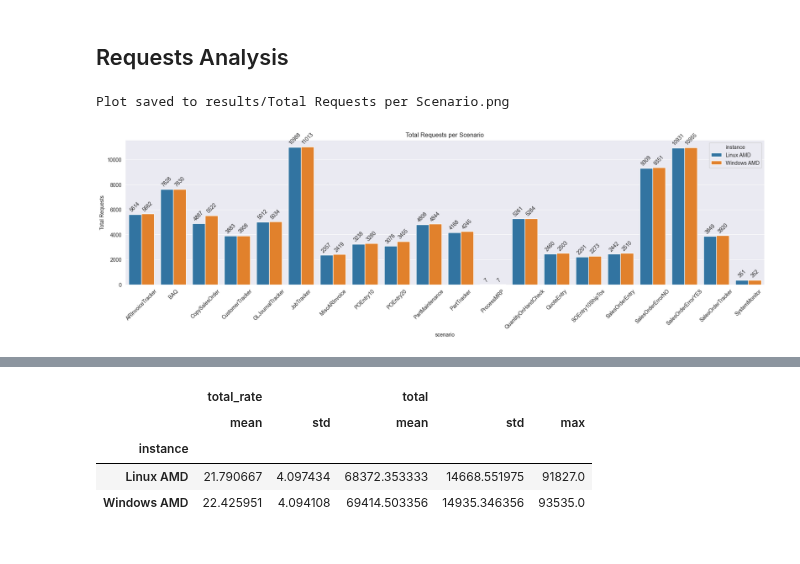
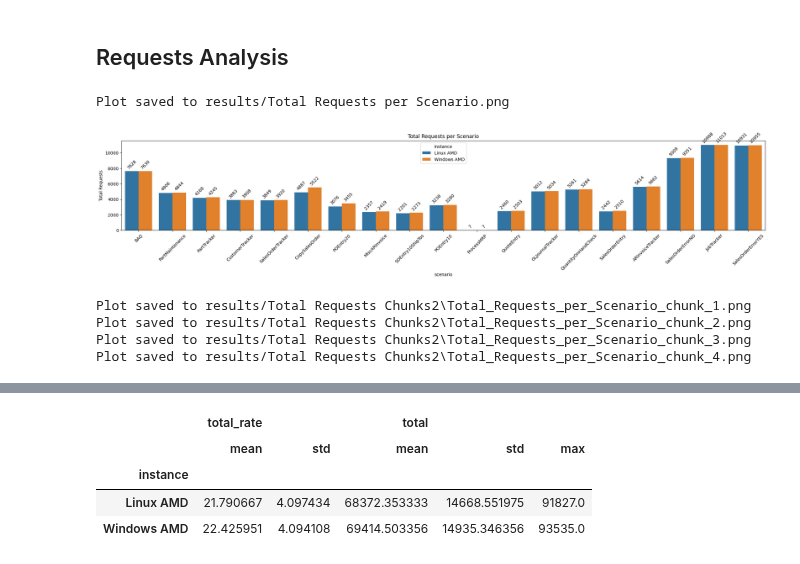
Before and after one commit to epicor-yasuomaidana/metrics-analysis, a Jupyter notebook: Quick Comparison.ipynb, the cells around one changed output, grey strips where cells are left out. Saved outputs shown, nothing was run; the diff lists cells and outputs as text; code cells hidden in the pictures.

```diff
--- a/Quick Comparison.ipynb
+++ b/Quick Comparison.ipynb
@@ -58,7 +14,0 @@ def merge_dashboards(stored_data: dict[str, dict], dashboard_name: str, loader:
-# %%
-def filter_wrong_totals(df: pd.DataFrame, total_column="total", grouper_column="instance") -> pd.DataFrame:
-    result = []
-    for _, column_group in df.groupby(grouper_column):
-        filtered = column_group[column_group[total_column].diff() >= 0]
-        result.append(filtered)
-    return pd.concat(result)
@@ -258,8 +38,8 @@ import pickle as pkl
 with open("results/quick_data.pkl", "wb") as f:
     pkl.dump(data_, f)
 # %%
-total_requests = merge_dashboards(data_, "Total Requests per Scenario", load_request_per_scenario)
-total_iterations = merge_dashboards(data_, "Iterations per Scenario", load_request_per_scenario)
+total_requests = merge_dashboards(data_, "Total Requests per Scenario", load_rates_per_scenario)
+total_iterations = merge_dashboards(data_, "Iterations per Scenario", load_rates_per_scenario)
 mean_ttfb = merge_dashboards(data_, "TTFB per Scenario", load_mean_df)
 mean_request_duration = merge_dashboards(data_, "Request Duration per Scenario p99", load_mean_df)
 # %%
@@ -275,50 +55,23 @@ scenarios = [col for col in total_requests.columns if col not in skip_columns]
 # %% [markdown]
 ## Requests Analysis
 # %%
-def summarize_by_grouper(df: pd.DataFrame, to_process=scenarios,summarizer: str="max", grouper: str="instance"):
-    return df[[grouper] + to_process].groupby(grouper).agg(summarizer).reset_index()
-
-def plot_bars(df:pd.DataFrame, to_process=scenarios,summarizer: str="max", grouper: str="instance", ax: plt.Axes | None = None, title:str="", ylabel:str=""):
-    if ax is None:
-        fig, ax = plt.subplots(figsize=(22, 5))
-
-    processing = df[[grouper] + to_process].groupby(grouper).agg(summarizer).reset_index()
-    melted = processing.melt(id_vars=grouper, value_vars=to_process, var_name="scenario", value_name="value")
-    ax = sns.barplot(data=melted, x="scenario", y="value", hue=grouper, ax=ax)
-    for container in ax.containers:
-        ax.bar_label(container, fmt="%.0f", rotation=45, padding=3)
-    ax.tick_params(axis='x', rotation=45)
-    ax.set_title(title)
-    ax.set_ylabel(ylabel)
-
-
-
-plot_bars(total_requests, title="Total Requests per Scenario", ylabel="Total Requests")
+plot_bars(total_requests, ['BAQ', 'PartMaintenance', 'PartTracker', 'CustomerTracker',
+                     'SalesOrderTracker', 'CopySalesOrder', 'POEntry20',
+                     'MiscARInvoice', 'SOEntry10ShipTos', 'POEntry10', 'ProcessMRP',
+                     'QuoteEntry', 'GLJournalTracker', 'QuantityOnHandCheck',
+                     'SalesOrderEntry', 'ARInvoiceTracker', 'SalesOrderErrorNO',
+                     'JobTracker', 'SalesOrderErrorYES'], title="Total Requests per Scenario", ylabel="Total Requests")
 save_plot_if_new("results/Total Requests per Scenario.png", dpi=300)
 plt.show()
 # %% [output]
 Plot saved to results/Total Requests per Scenario.png
-[figure, old version]
+[figure, new version]
 # %%
-import math
-
-def plot_bars_chunked(df: pd.DataFrame, to_process, chunk_size=5, grouper: str = "instance", output_dir: str = "plots", title: str = "", ylabel: str = ""):
-    os.makedirs(output_dir, exist_ok=True)
-    n_chunks = math.ceil(len(to_process) / chunk_size)
-    for i in range(n_chunks):
-        chunk = to_process[i*chunk_size:(i+1)*chunk_size]
-        fig, ax = plt.subplots(figsize=(10, 5))
-        processing = df[[grouper] + chunk].groupby(grouper).max().reset_index()
-        melted = processing.melt(id_vars=grouper, value_vars=chunk, var_name="scenario", value_name="value")
-        sns.barplot(data=melted, x="scenario", y="value", hue=grouper, ax=ax)
-        for container in ax.containers:
-            ax.bar_label(container, fmt="%.0f", rotation=45, padding=3)
-        ax.tick_params(axis='x', rotation=45)
-        #ax.set_title(f"{title} (Chunk {i+1})")
-        ax.set_ylabel(ylabel)
-        plt.tight_layout()
-        filename = os.path.join(output_dir, f"{title.replace(' ', '_')}_chunk_{i+1}.png")
-        plt.savefig(filename, dpi=300)
-        plt.close(fig)
-plot_bars_chunked(total_requests, scenarios, chunk_size=5, title="Total Requests per Scenario", ylabel="Total Requests", output_dir="results/Total Requests Chunks")
+plot_bars_chunked(total_requests, scenarios, chunk_size=5, title="Total Requests per Scenario", ylabel="Total Requests",
+                  output_dir="results/Total Requests Chunks")
+# %% [output]
+Plot saved to results/Total Requests Chunks2\Total_Requests_per_Scenario_chunk_1.png
+Plot saved to results/Total Requests Chunks2\Total_Requests_per_Scenario_chunk_2.png
+Plot saved to results/Total Requests Chunks2\Total_Requests_per_Scenario_chunk_3.png
+Plot saved to results/Total Requests Chunks2\Total_Requests_per_Scenario_chunk_4.png
 # %%
```
Also changed, not shown: parts of 23 cells of this notebook.
